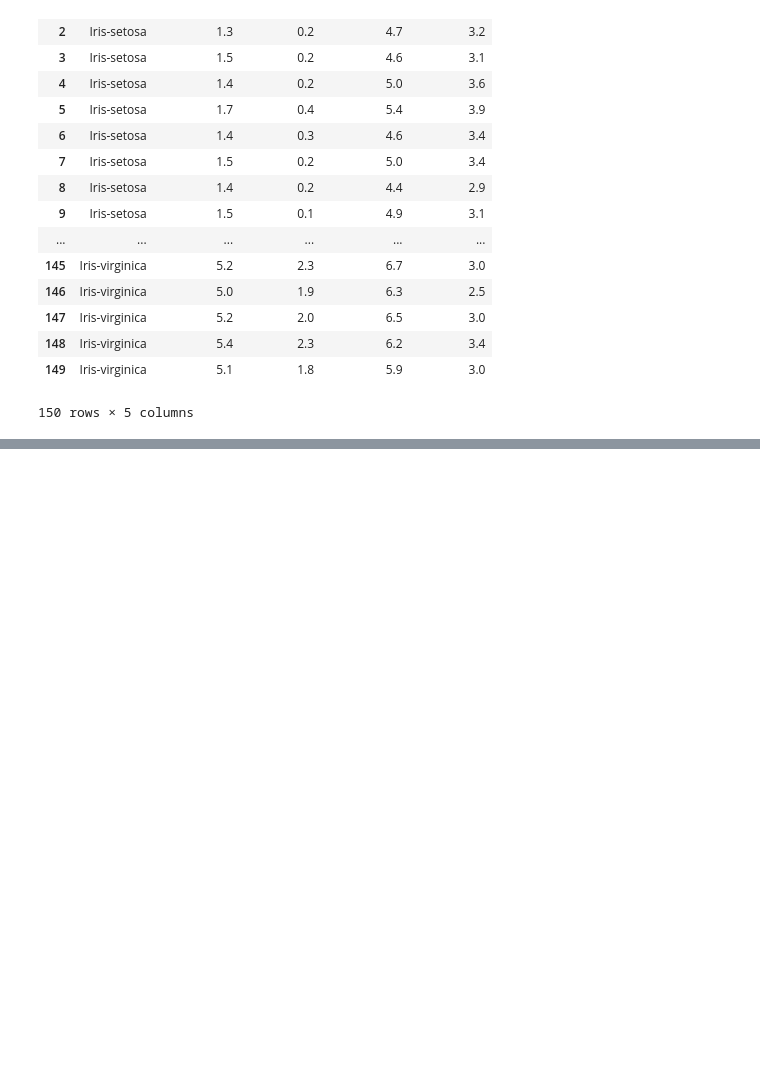
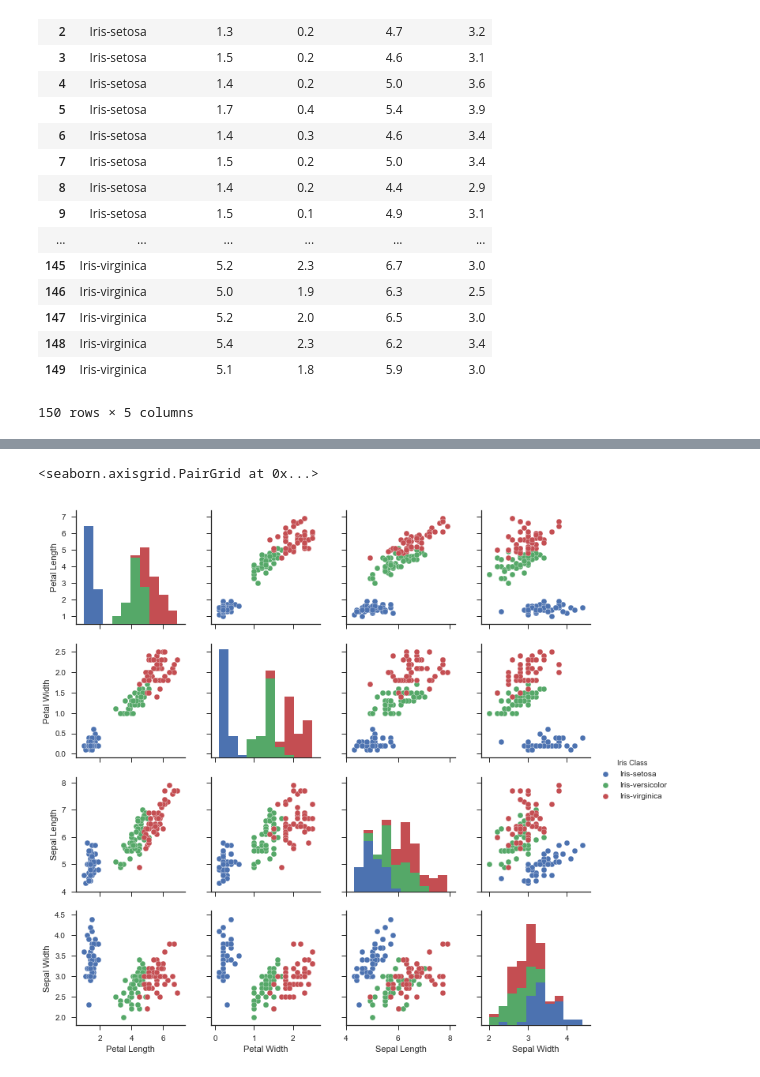
Before and after one commit to taraokelly/Problem-set-Jupyter-Pyplot-and-Numpy, a Jupyter notebook: solutions/Untitled.ipynb, the cells around one changed output, grey strips where cells are left out. Cells and saved outputs as stored; diff of their text form; code cells hidden in the pictures; blank space fills up the shorter version.

```diff
--- a/solutions/Untitled.ipynb
+++ b/solutions/Untitled.ipynb
@@ -71,0 +79,5 @@ df
+# %%
+sns.pairplot(df, hue="Iris Class")
+# %% [output]
+<seaborn.axisgrid.PairGrid at 0x...>
+[figure, added]
```
Also changed, not shown: parts of 2 cells of this notebook, 1 other file.
